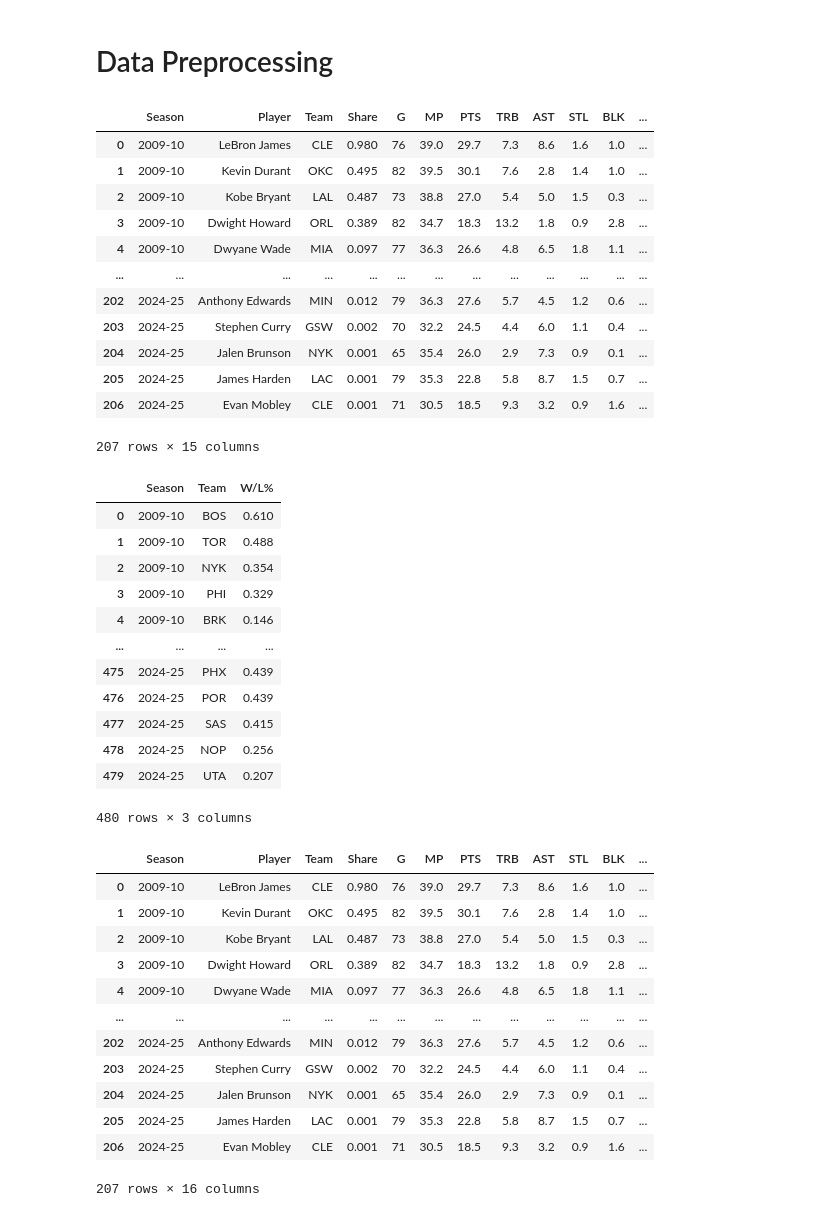
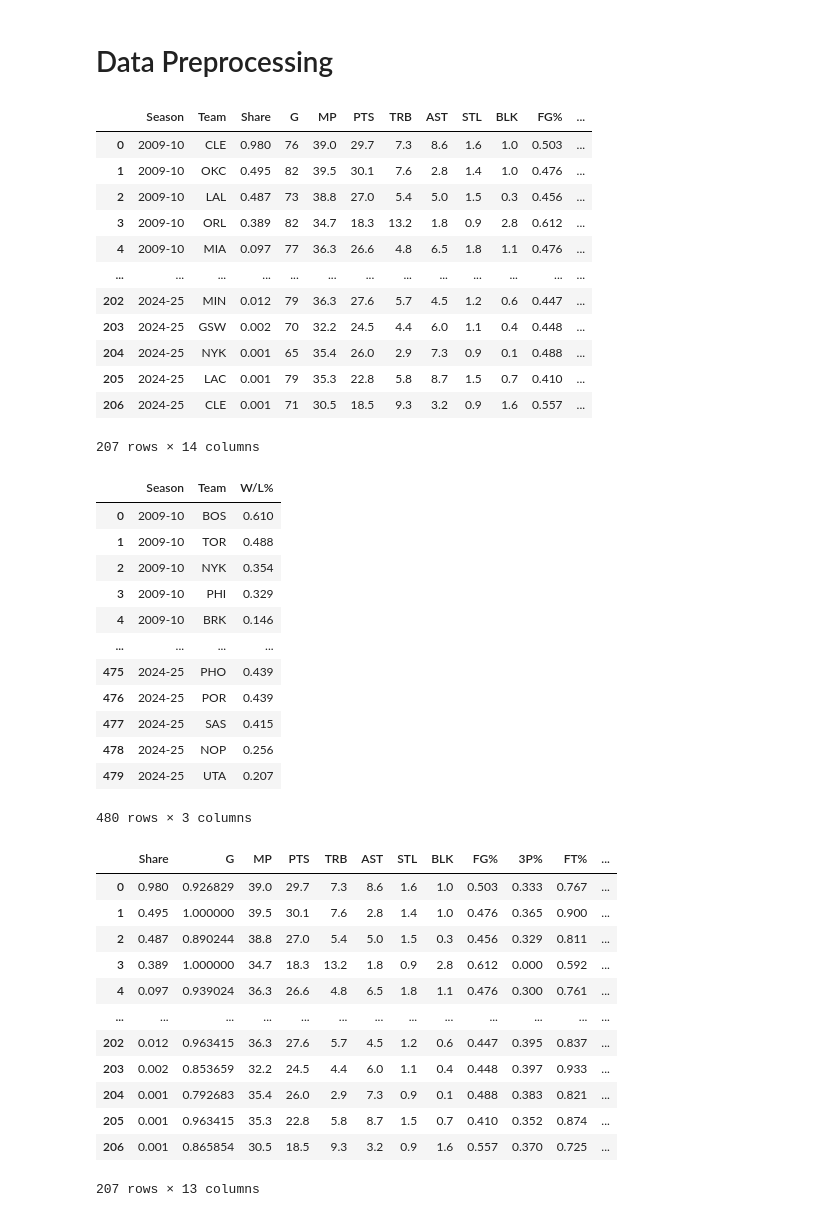
Before and after one commit to cng04/Predicting-NBA-MVP, a Jupyter notebook: mvp.ipynb, the cells around one changed output. Cells and saved outputs as stored; diff of their text form; code cells hidden in the pictures.

Commit message:
data preprocessing and training ridge regression model

```diff
--- a/mvp.ipynb
+++ b/mvp.ipynb
@@ -7,7 +8,7 @@ mvp_df = pd.read_csv("data/nba_mvp_voting_2010_to_2025.csv")
 standings_df = pd.read_csv("data/nba_standings_2010_to_2025.csv")
 # %%
 # Remove Columns not needed for analysis and rename
-mvp_df = mvp_df.drop(columns=["Rank", "Age", "First", "Pts Won", "Pts Max", "WS/48"], errors='ignore')
+mvp_df = mvp_df.drop(columns=["Player", "Rank", "Age", "First", "Pts Won", "Pts Max", "WS/48"], errors='ignore')
 mvp_df = mvp_df.rename(columns={"Tm": "Team"})
 standings_df = standings_df.drop(columns=["W", "L", "PS/G", "PA/G", "SRS", "GB", "Conference"], errors='ignore')
 # %%
@@ -20,19 +21,35 @@ team_abbrev = {
 mvp_df["Team"] = mvp_df["Team"].replace(team_abbrev)
 mvp_df
 # %% [output]
-|  | Season | Player | Team | Share | G | MP | PTS | TRB | AST | STL | BLK | ... |
-| 0 | 2009-10 | LeBron James | CLE | 0.980 | 76 | 39.0 | 29.7 | 7.3 | 8.6 | 1.6 | 1.0 | ... |
-| 1 | 2009-10 | Kevin Durant | OKC | 0.495 | 82 | 39.5 | 30.1 | 7.6 | 2.8 | 1.4 | 1.0 | ... |
-| 2 | 2009-10 | Kobe Bryant | LAL | 0.487 | 73 | 38.8 | 27.0 | 5.4 | 5.0 | 1.5 | 0.3 | ... |
-| 3 | 2009-10 | Dwight Howard | ORL | 0.389 | 82 | 34.7 | 18.3 | 13.2 | 1.8 | 0.9 | 2.8 | ... |
-| 4 | 2009-10 | Dwyane Wade | MIA | 0.097 | 77 | 36.3 | 26.6 | 4.8 | 6.5 | 1.8 | 1.1 | ... |
+|  | Season | Team | Share | G | MP | PTS | TRB | AST | STL | BLK | FG% | ... |
+| 0 | 2009-10 | CLE | 0.980 | 76 | 39.0 | 29.7 | 7.3 | 8.6 | 1.6 | 1.0 | 0.503 | ... |
+| 1 | 2009-10 | OKC | 0.495 | 82 | 39.5 | 30.1 | 7.6 | 2.8 | 1.4 | 1.0 | 0.476 | ... |
+| 2 | 2009-10 | LAL | 0.487 | 73 | 38.8 | 27.0 | 5.4 | 5.0 | 1.5 | 0.3 | 0.456 | ... |
+| 3 | 2009-10 | ORL | 0.389 | 82 | 34.7 | 18.3 | 13.2 | 1.8 | 0.9 | 2.8 | 0.612 | ... |
+| 4 | 2009-10 | MIA | 0.097 | 77 | 36.3 | 26.6 | 4.8 | 6.5 | 1.8 | 1.1 | 0.476 | ... |
 | ... | ... | ... | ... | ... | ... | ... | ... | ... | ... | ... | ... | ... |
-| 202 | 2024-25 | Anthony Edwards | MIN | 0.012 | 79 | 36.3 | 27.6 | 5.7 | 4.5 | 1.2 | 0.6 | ... |
-| 203 | 2024-25 | Stephen Curry | GSW | 0.002 | 70 | 32.2 | 24.5 | 4.4 | 6.0 | 1.1 | 0.4 | ... |
-| 204 | 2024-25 | Jalen Brunson | NYK | 0.001 | 65 | 35.4 | 26.0 | 2.9 | 7.3 | 0.9 | 0.1 | ... |
-| 205 | 2024-25 | James Harden | LAC | 0.001 | 79 | 35.3 | 22.8 | 5.8 | 8.7 | 1.5 | 0.7 | ... |
-| 206 | 2024-25 | Evan Mobley | CLE | 0.001 | 71 | 30.5 | 18.5 | 9.3 | 3.2 | 0.9 | 1.6 | ... |
+| 202 | 2024-25 | MIN | 0.012 | 79 | 36.3 | 27.6 | 5.7 | 4.5 | 1.2 | 0.6 | 0.447 | ... |
+| 203 | 2024-25 | GSW | 0.002 | 70 | 32.2 | 24.5 | 4.4 | 6.0 | 1.1 | 0.4 | 0.448 | ... |
+| 204 | 2024-25 | NYK | 0.001 | 65 | 35.4 | 26.0 | 2.9 | 7.3 | 0.9 | 0.1 | 0.488 | ... |
+| 205 | 2024-25 | LAC | 0.001 | 79 | 35.3 | 22.8 | 5.8 | 8.7 | 1.5 | 0.7 | 0.410 | ... |
+| 206 | 2024-25 | CLE | 0.001 | 71 | 30.5 | 18.5 | 9.3 | 3.2 | 0.9 | 1.6 | 0.557 | ... |
-207 rows × 15 columns
+207 rows × 14 columns
+# %%
+# Convert games to % of Games Played - to account for shortened seasons and enable the model to generalize better
+
+def get_season_games(season):
+    year = int(season.split("-")[1])
+
+    if year == 12:
+        return 66
+    elif year == 20:
+        return 67
+    elif year == 21:
+        return 72
+    else:
+        return 82
+
+mvp_df["G"] = mvp_df["G"] / mvp_df["Season"].apply(get_season_games)
 # %%
 # Map team full name to abbreviations in standings_df
 team_full_to_abbrev = {
@@ -62,7 +79,7 @@ team_full_to_abbrev = {
     "Oklahoma City Thunder": "OKC",
     "Orlando Magic": "ORL",
     "Philadelphia 76ers": "PHI",
-    "Phoenix Suns": "PHX",
+    "Phoenix Suns": "PHO",
     "Portland Trail Blazers": "POR",
     "Sacramento Kings": "SAC",
     "San Antonio Spurs": "SAS",
@@ -81,27 +98,28 @@ standings_df
 | 3 | 2009-10 | PHI | 0.329 |
 | 4 | 2009-10 | BRK | 0.146 |
 | ... | ... | ... | ... |
-| 475 | 2024-25 | PHX | 0.439 |
+| 475 | 2024-25 | PHO | 0.439 |
 | 476 | 2024-25 | POR | 0.439 |
 | 477 | 2024-25 | SAS | 0.415 |
 | 478 | 2024-25 | NOP | 0.256 |
 | 479 | 2024-25 | UTA | 0.207 |
 480 rows × 3 columns
 # %%
-# Add W/L% to MVP data
+# Add W/L% to MVP data and drop season and team data now
 df = pd.merge(mvp_df, standings_df, on=["Season", "Team"], how='left')
+df = df.drop(columns=["Season", "Team"], errors='ignore')
 df
 # %% [output]
-|  | Season | Player | Team | Share | G | MP | PTS | TRB | AST | STL | BLK | ... |
-| 0 | 2009-10 | LeBron James | CLE | 0.980 | 76 | 39.0 | 29.7 | 7.3 | 8.6 | 1.6 | 1.0 | ... |
-| 1 | 2009-10 | Kevin Durant | OKC | 0.495 | 82 | 39.5 | 30.1 | 7.6 | 2.8 | 1.4 | 1.0 | ... |
-| 2 | 2009-10 | Kobe Bryant | LAL | 0.487 | 73 | 38.8 | 27.0 | 5.4 | 5.0 | 1.5 | 0.3 | ... |
-| 3 | 2009-10 | Dwight Howard | ORL | 0.389 | 82 | 34.7 | 18.3 | 13.2 | 1.8 | 0.9 | 2.8 | ... |
-| 4 | 2009-10 | Dwyane Wade | MIA | 0.097 | 77 | 36.3 | 26.6 | 4.8 | 6.5 | 1.8 | 1.1 | ... |
+|  | Share | G | MP | PTS | TRB | AST | STL | BLK | FG% | 3P% | FT% | ... |
+| 0 | 0.980 | 0.926829 | 39.0 | 29.7 | 7.3 | 8.6 | 1.6 | 1.0 | 0.503 | 0.333 | 0.767 | ... |
+| 1 | 0.495 | 1.000000 | 39.5 | 30.1 | 7.6 | 2.8 | 1.4 | 1.0 | 0.476 | 0.365 | 0.900 | ... |
+| 2 | 0.487 | 0.890244 | 38.8 | 27.0 | 5.4 | 5.0 | 1.5 | 0.3 | 0.456 | 0.329 | 0.811 | ... |
+| 3 | 0.389 | 1.000000 | 34.7 | 18.3 | 13.2 | 1.8 | 0.9 | 2.8 | 0.612 | 0.000 | 0.592 | ... |
+| 4 | 0.097 | 0.939024 | 36.3 | 26.6 | 4.8 | 6.5 | 1.8 | 1.1 | 0.476 | 0.300 | 0.761 | ... |
 | ... | ... | ... | ... | ... | ... | ... | ... | ... | ... | ... | ... | ... |
-| 202 | 2024-25 | Anthony Edwards | MIN | 0.012 | 79 | 36.3 | 27.6 | 5.7 | 4.5 | 1.2 | 0.6 | ... |
-| 203 | 2024-25 | Stephen Curry | GSW | 0.002 | 70 | 32.2 | 24.5 | 4.4 | 6.0 | 1.1 | 0.4 | ... |
-| 204 | 2024-25 | Jalen Brunson | NYK | 0.001 | 65 | 35.4 | 26.0 | 2.9 | 7.3 | 0.9 | 0.1 | ... |
-| 205 | 2024-25 | James Harden | LAC | 0.001 | 79 | 35.3 | 22.8 | 5.8 | 8.7 | 1.5 | 0.7 | ... |
-| 206 | 2024-25 | Evan Mobley | CLE | 0.001 | 71 | 30.5 | 18.5 | 9.3 | 3.2 | 0.9 | 1.6 | ... |
+| 202 | 0.012 | 0.963415 | 36.3 | 27.6 | 5.7 | 4.5 | 1.2 | 0.6 | 0.447 | 0.395 | 0.837 | ... |
+| 203 | 0.002 | 0.853659 | 32.2 | 24.5 | 4.4 | 6.0 | 1.1 | 0.4 | 0.448 | 0.397 | 0.933 | ... |
+| 204 | 0.001 | 0.792683 | 35.4 | 26.0 | 2.9 | 7.3 | 0.9 | 0.1 | 0.488 | 0.383 | 0.821 | ... |
+| 205 | 0.001 | 0.963415 | 35.3 | 22.8 | 5.8 | 8.7 | 1.5 | 0.7 | 0.410 | 0.352 | 0.874 | ... |
+| 206 | 0.001 | 0.865854 | 30.5 | 18.5 | 9.3 | 3.2 | 0.9 | 1.6 | 0.557 | 0.370 | 0.725 | ... |
-207 rows × 16 columns
+207 rows × 13 columns
```
Also changed, not shown: parts of 9 cells of this notebook, 3 other files.
